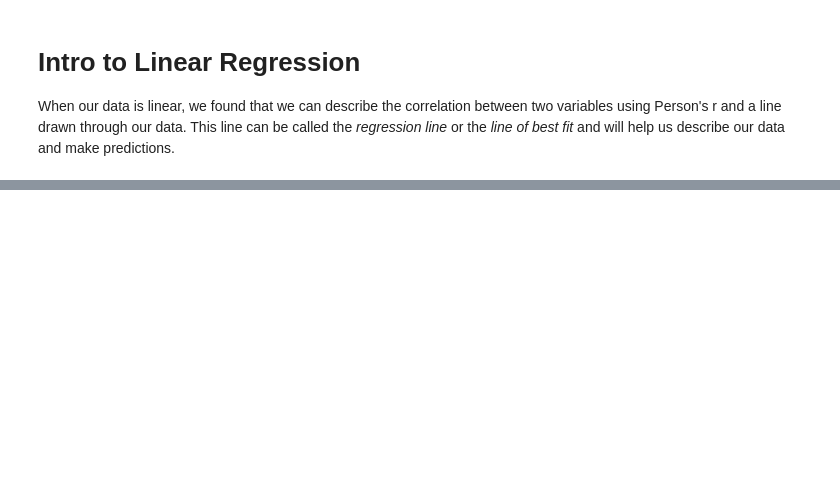
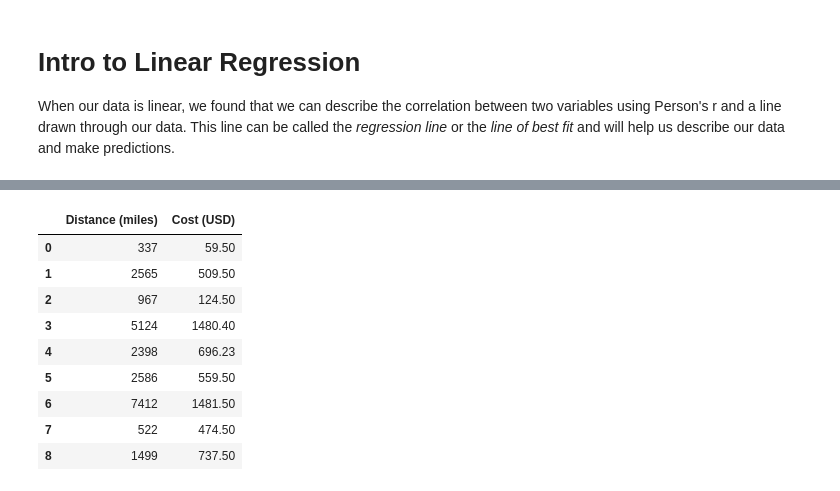
Before and after one commit to burmeisterryan3/Career-Change-Preparation, a Jupyter notebook: Udacity/Statistics/11. Linear Regression.ipynb, the cells around one changed output, grey strips where cells are left out. Drawn from its saved outputs; the diff is of its cells as text; code cells hidden in the pictures; blank space fills up the shorter version.

```diff
--- a/Udacity/Statistics/11. Linear Regression.ipynb
+++ b/Udacity/Statistics/11. Linear Regression.ipynb
@@ -42,0 +67,14 @@ Therefore, we can now represent our regression line as $$\hat{y} = a + bx = a +
+# %%
+df = pd.read_csv('./Data/Flight-Costs-Lesson-15.csv')
+df
+# %% [output]
+|  | Distance (miles) | Cost (USD) |
+| 0 | 337 | 59.50 |
+| 1 | 2565 | 509.50 |
+| 2 | 967 | 124.50 |
+| 3 | 5124 | 1480.40 |
+| 4 | 2398 | 696.23 |
+| 5 | 2586 | 559.50 |
+| 6 | 7412 | 1481.50 |
+| 7 | 522 | 474.50 |
+| 8 | 1499 | 737.50 |
```
Also changed, not shown: parts of 10 cells of this notebook, 5 other files.
